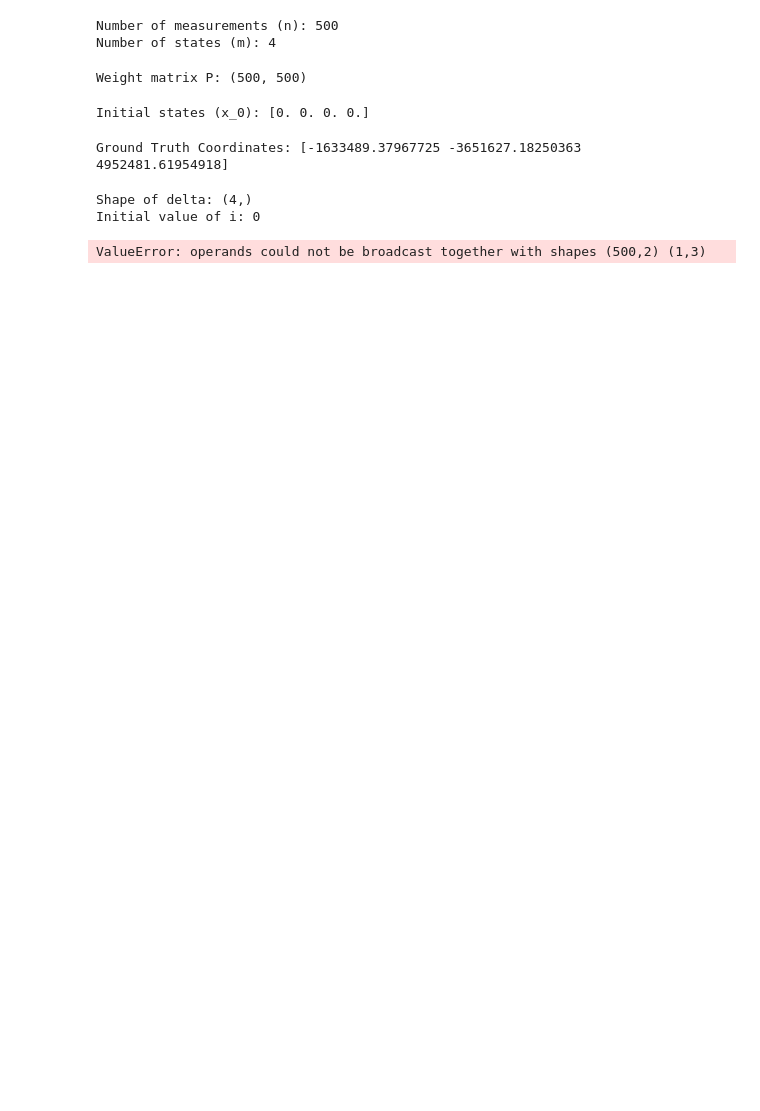
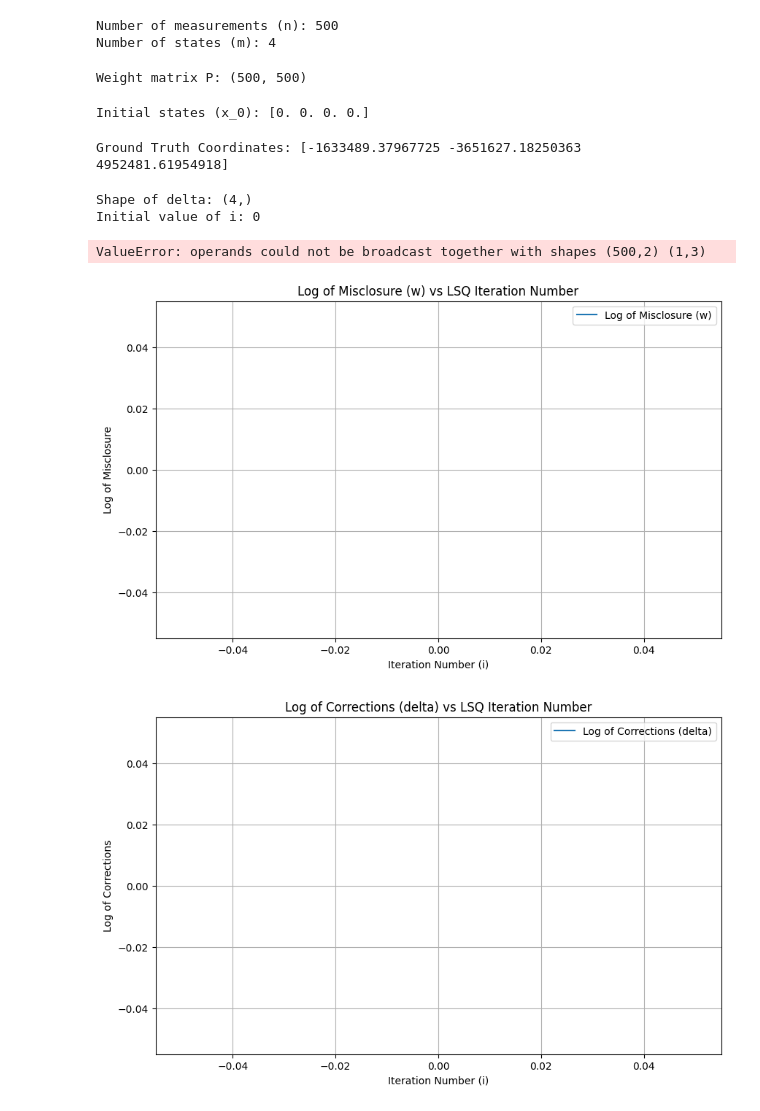
Before and after one commit to ChisomOnyeukwu/engg680_2024_fall, a Jupyter notebook: Lab_Assignment2/Assignment2.ipynb, the cells around one changed output. Drawn from its saved outputs; the diff is of its cells as text; code cells hidden in the pictures; blank space fills up the shorter version.

```diff
--- a/Lab_Assignment2/Assignment2.ipynb
+++ b/Lab_Assignment2/Assignment2.ipynb
@@ -490,14 +491,41 @@ after the LSE convergence to the console.
 # %%
 # step 12
 # Using the imported matplotlib, plot the following (3 marks in total). Make sure to include proper axes information, legend, grid lines and title.
+import matplotlib.pyplot as plt
+import numpy as np
 
 # 1. Plot log of the misclosure w against the LSQ iteration number i
 # (1 marks)
-
+plt.figure(figsize=(10, 6))
+plt.plot(arr_i, np.log(np.abs(arr_w)), label="Log of Misclosure (w)")
+plt.title("Log of Misclosure (w) vs LSQ Iteration Number")
+plt.xlabel("Iteration Number (i)")
+plt.ylabel("Log of Misclosure")
+plt.grid(True)
+plt.legend()
+plt.show()
 
 # 2. Plot log of the corrections delta against the LSQ iteration number i
 # (1 marks)
-
+plt.figure(figsize=(10, 6))
+plt.plot(arr_i, np.log(np.abs(arr_delta)), label="Log of Corrections (delta)")
+plt.title("Log of Corrections (delta) vs LSQ Iteration Number")
+plt.xlabel("Iteration Number (i)")
+plt.ylabel("Log of Corrections")
+plt.grid(True)
+plt.legend()
+plt.show()
 
 # 3. Plot log of the 3D position errors against the LSQ iteration number i
 # (1 marks)
+plt.figure(figsize=(10, 6))
+plt.plot(arr_i, np.log(arr_err_pos), label="Log of 3D Position Errors")
+plt.title("Log of 3D Position Errors vs LSQ Iteration Number")
+plt.xlabel("Iteration Number (i)")
+plt.ylabel("Log of 3D Position Errors")
+plt.grid(True)
+plt.legend()
+plt.show()
+# %% [output]
+[figure, added]
+[figure, added]
```
Also changed, not shown: parts of 2 cells of this notebook.
